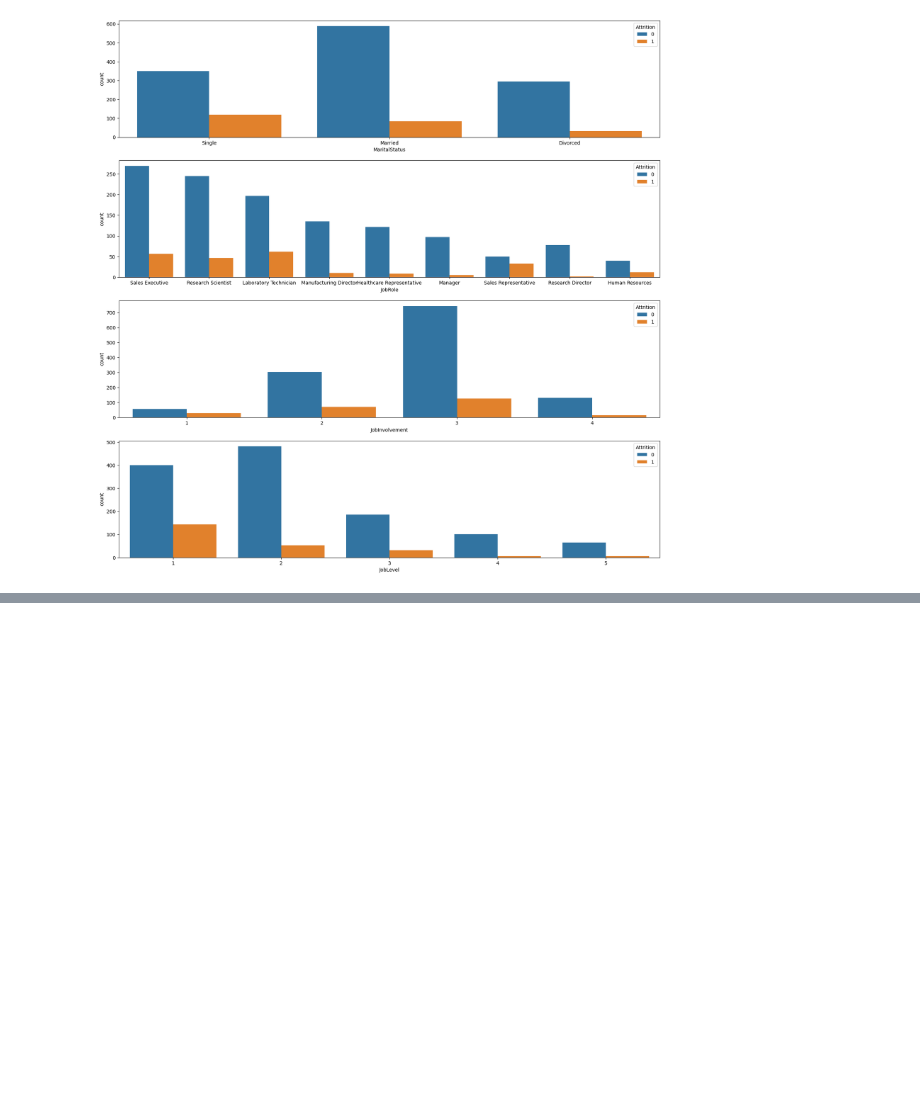
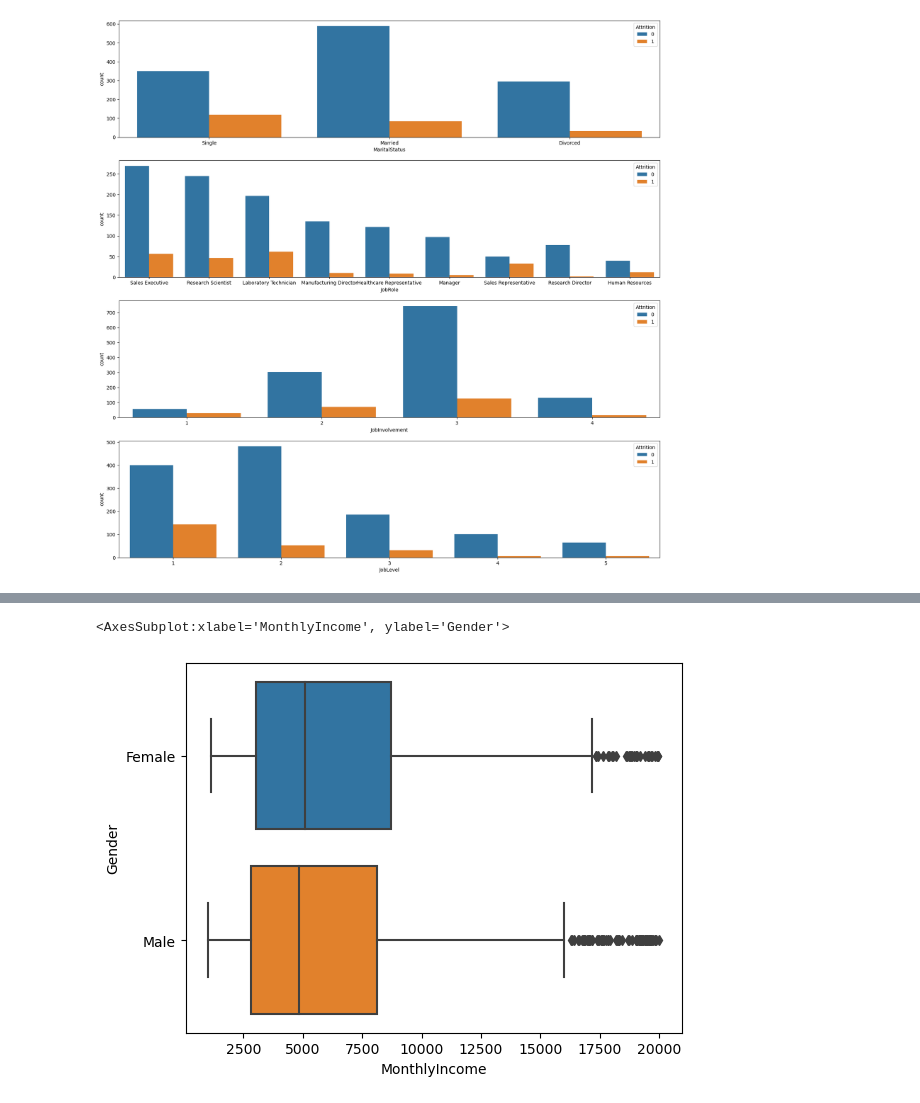
Before and after one commit to DendyDarin/HR_Dept, a Jupyter notebook: HR Dept.ipynb, the cells around one changed output, grey strips where cells are left out. Cells and saved outputs as stored; diff of their text form; code cells hidden in the pictures; blank space fills up the shorter version.

Commit message:
End of data exploration

```diff
--- a/HR Dept.ipynb
+++ b/HR Dept.ipynb
@@ -266,0 +302,7 @@ sns.countplot(x='JobLevel', hue='Attrition', data=data)
+# %%
+# Compare Monthly income vs Gender with Boxplot
+
+sns.boxplot(x='MonthlyIncome', y='Gender', data=data)
+# %% [output]
+<AxesSubplot:xlabel='MonthlyIncome', ylabel='Gender'>
+[figure, added]
```
Also changed, not shown: parts of 4 cells of this notebook.
